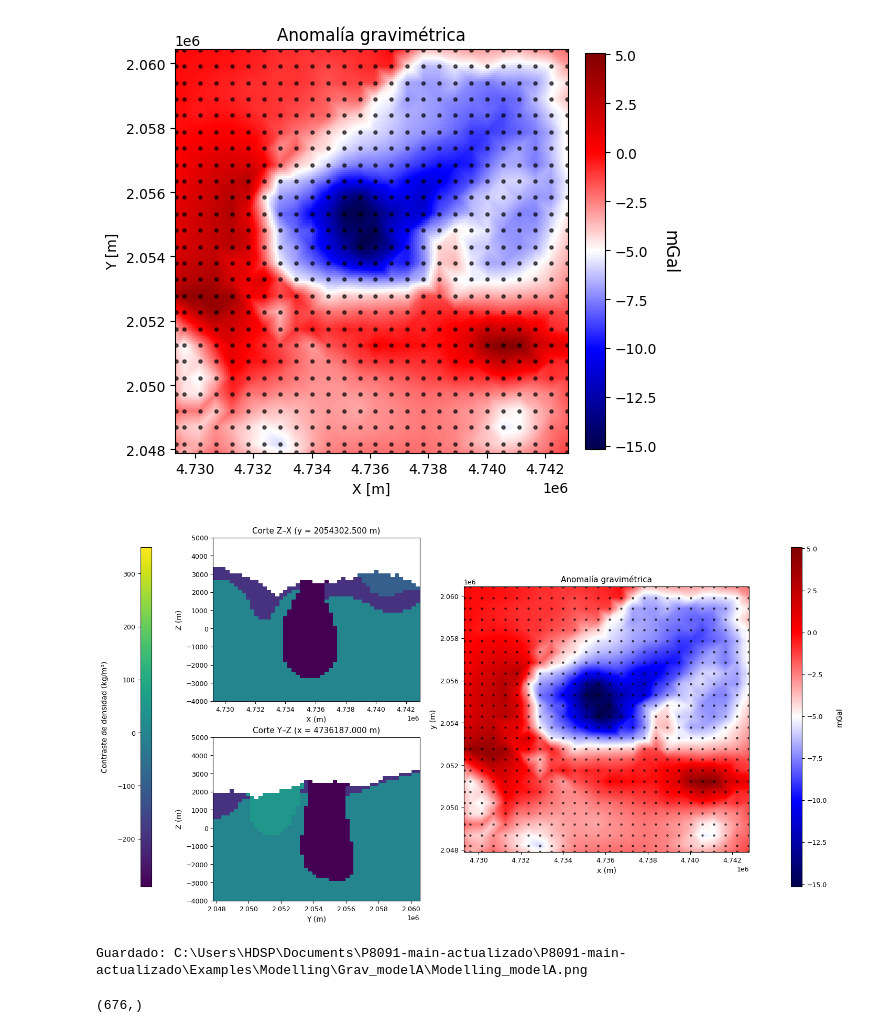
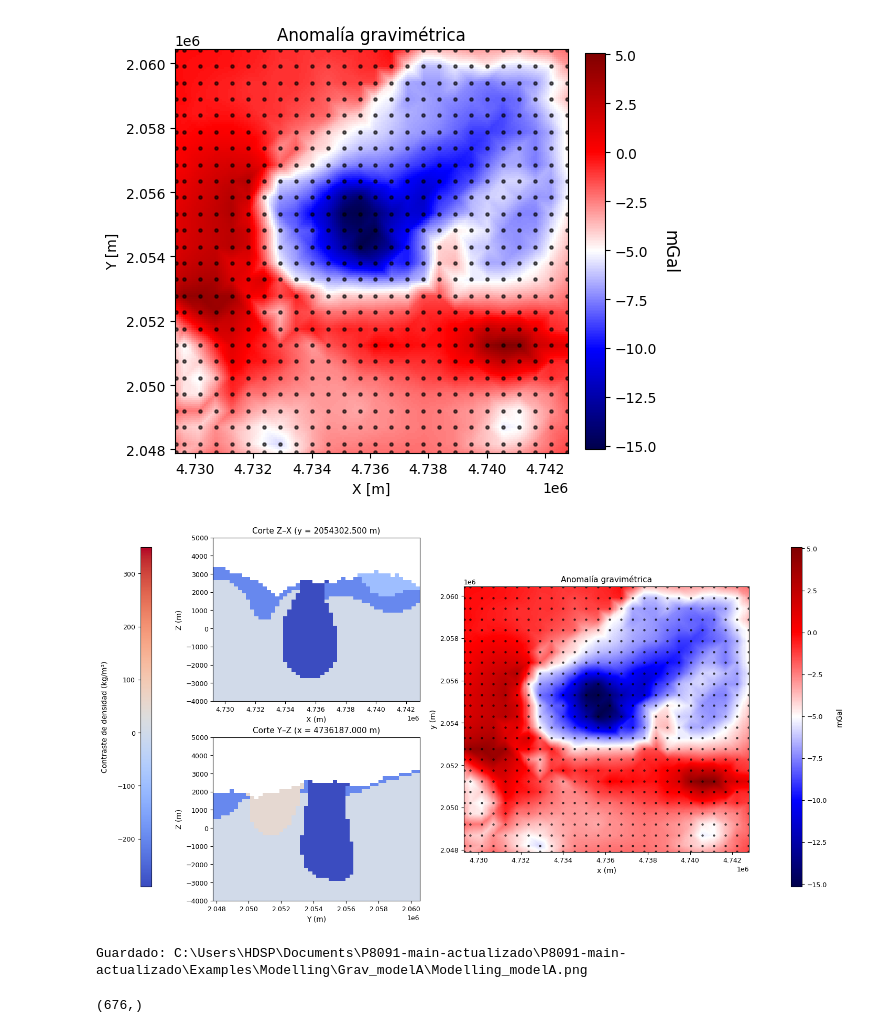
Before and after one commit to Anagabrielamantilla/P8091, a Jupyter notebook: Examples/Modelling/Grav_modelA/Grav_modelA.ipynb, the cells around one changed output. Saved outputs shown, nothing was run; the diff lists cells and outputs as text; code cells hidden in the pictures.

```diff
--- a/Examples/Modelling/Grav_modelA/Grav_modelA.ipynb
+++ b/Examples/Modelling/Grav_modelA/Grav_modelA.ipynb
@@ -147,7 +143,7 @@ z_edges = np.r_[z_unique[0] - dz_m/2, z_unique + dz_m/2]
 rho_min = np.nanmin(rho_active_np)
 rho_max = np.nanmax(rho_active_np)
 
-cmap_model = mpl.cm.get_cmap("viridis").copy()
+cmap_model = mpl.cm.get_cmap("coolwarm").copy()
 #cmap_model.set_bad(color="lightgrey")
 norm_model = mpl.colors.Normalize(vmin=rho_min, vmax=rho_max)
 
@@ -164,7 +160,7 @@ data_torch = data_torch[valid_torch]
 vmin_t = data_torch.min()
 vmax_t = data_torch.max()
 
-def plot_scattered_field(ax, locs, values, vmin, vmax, title, cmap="viridis", nx=200, ny=200):
+def plot_scattered_field(ax, locs, values, vmin, vmax, title, cmap="coolwarm", nx=200, ny=200):
     x = locs[:, 0]
     y = locs[:, 1]
 
@@ -211,34 +207,34 @@ ax_yz.set_ylabel("Z (m)")
 mappable = plot_scattered_field(
     ax_map,
     locs_torch,
     data_torch,
     vmin=vmin_t,
     vmax=vmax_t,
     title="Anomalía gravimétrica",
     cmap="seismic",
     nx=250, ny=250
 )
 
 
 fig.tight_layout(rect=[0.06, 0.06, 0.94, 0.98])
 
 cax_model = fig.add_axes([0.02, 0.14, 0.016, 0.72])
 cb_model = fig.colorbar(pm_zx, cax=cax_model)
 cb_model.set_label("Contraste de densidad (kg/m³)", rotation=90, labelpad=12)
 cb_model.ax.yaxis.set_label_position("left")
 cb_model.ax.yaxis.set_ticks_position("left")
 cax_data = fig.add_axes([0.96, 0.14, 0.016, 0.72])
 cb_data = fig.colorbar(mappable, cax=cax_data)
 cb_data.set_label("mGal", rotation=90, labelpad=12)
 
 plt.show()
 
 
 out_png = r"C:\Users\HDSP\Documents\P8091-main-actualizado\P8091-main-actualizado\Examples\Modelling\Grav_modelA\Modelling_modelA.png"
 fig.savefig(out_png, dpi=300, bbox_inches="tight", facecolor="white")
 print("Guardado:", out_png)
 # %% [output]
-[figure, old version]
+[figure, new version]
 Guardado: C:\Users\HDSP\Documents\P8091-main-actualizado\P8091-main-actualizado\Examples\Modelling\Grav_modelA\Modelling_modelA.png
 # %%
 obs_xyz_np = np.asarray(obs_xyz, float)
```
Also changed, not shown: parts of 1 cell of this notebook, 8 other files.
